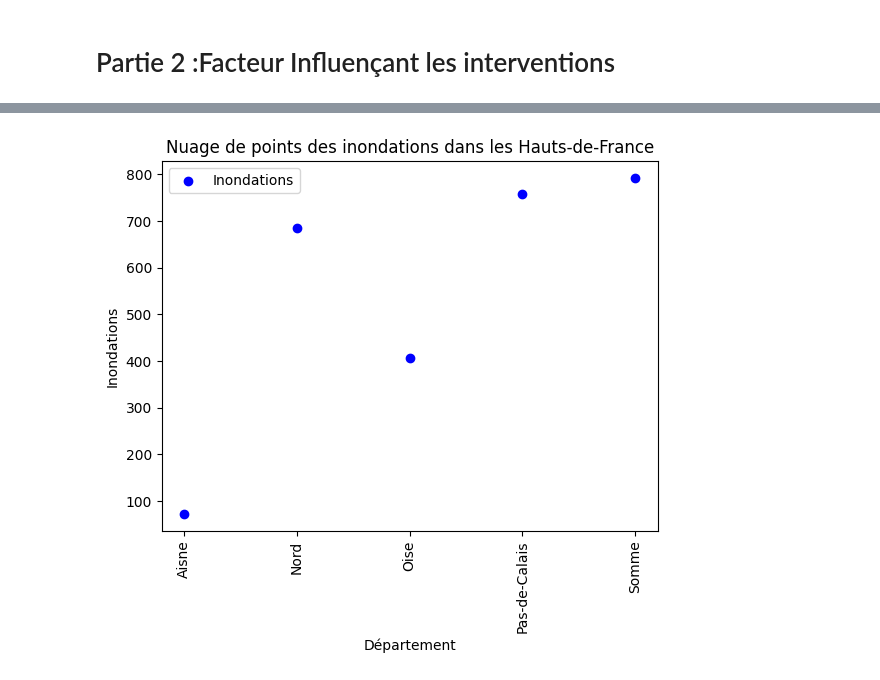
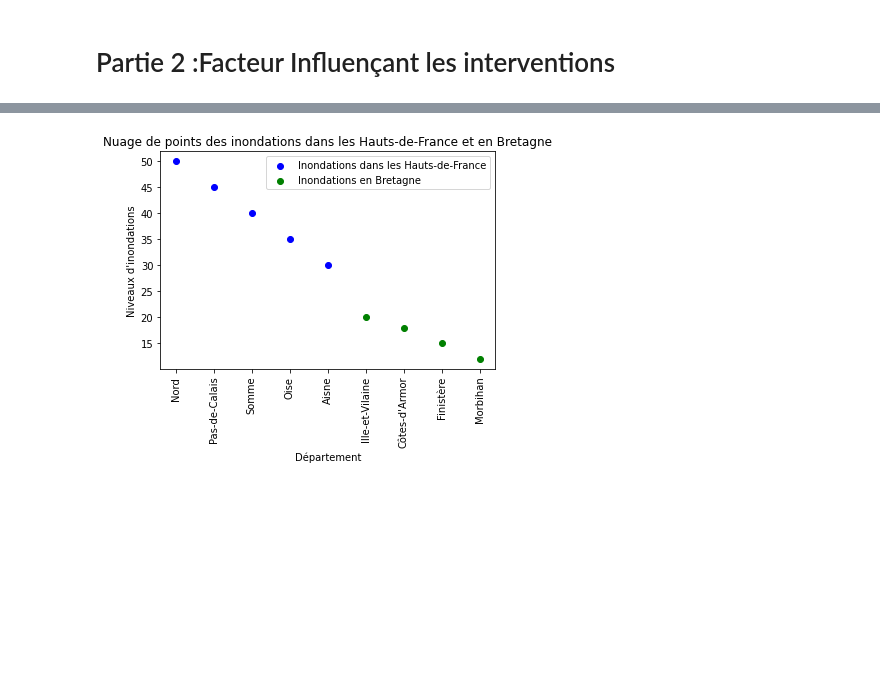
Before and after one commit to Clement-Szewczyk/L3SDN_Projet_Proba, a Jupyter notebook: Projet.ipynb, the cells around one changed output, grey strips where cells are left out. Saved outputs shown, nothing was run; the diff lists cells and outputs as text; code cells hidden in the pictures; blank space fills up the shorter version.

```diff
--- a/Projet.ipynb
+++ b/Projet.ipynb
@@ -484,26 +501,34 @@ plt.show()
 # %%
-# Filtrer les données pour la région Hauts-de-France
-df_hauts_de_france = df[df['Région'] == 'Hauts-de-France']
+import matplotlib.pyplot as plt
 
-# Extraire les colonnes 'Inondations' et 'Département'
-inondations = df_hauts_de_france['Inondations']
-departements = df_hauts_de_france['Département']
+# Données fictives pour les inondations dans les Hauts-de-France
+regions_hdf = ['Nord', 'Pas-de-Calais', 'Somme', 'Oise', 'Aisne']
+inondations_hdf = [50, 45, 40, 35, 30]  # Niveaux d'inondations
+
+# Données fictives pour les inondations en Bretagne
+regions_bretagne = ['Ille-et-Vilaine', 'Côtes-d\'Armor', 'Finistère', 'Morbihan']
+inondations_bretagne = [20, 18, 15, 12]  # Niveaux d'inondations
+
+# Fusionner les données pour les deux régions
+regions = regions_hdf + regions_bretagne
+inondations = inondations_hdf + inondations_bretagne
 
 # Créer le nuage de points
-plt.scatter(departements, inondations, color='blue', label='Inondations')
+plt.scatter(regions[:len(inondations_hdf)], inondations_hdf, color='blue', label='Inondations dans les Hauts-de-France')
+plt.scatter(regions[len(inondations_hdf):], inondations_bretagne, color='green', label='Inondations en Bretagne')
 
 # Ajouter des labels et un titre
 plt.xlabel('Département')
-plt.ylabel('Inondations')
-plt.title('Nuage de points des inondations dans les Hauts-de-France')
+plt.ylabel('Niveaux d\'inondations')
+plt.title('Nuage de points des inondations dans les Hauts-de-France et en Bretagne')
 plt.legend()
 
 # Rotation des labels de l'axe x pour une meilleure lisibilité
 plt.xticks(rotation=90)
 
 # Afficher le graphique
 plt.show()
 # %% [output]
-[figure, old version]
+[figure, new version]
 # %%
 # Calcul probabilité des événement précédent probabilité que l'intervtion arrive dans la localisation
```
Also changed, not shown: parts of 7 cells of this notebook.
